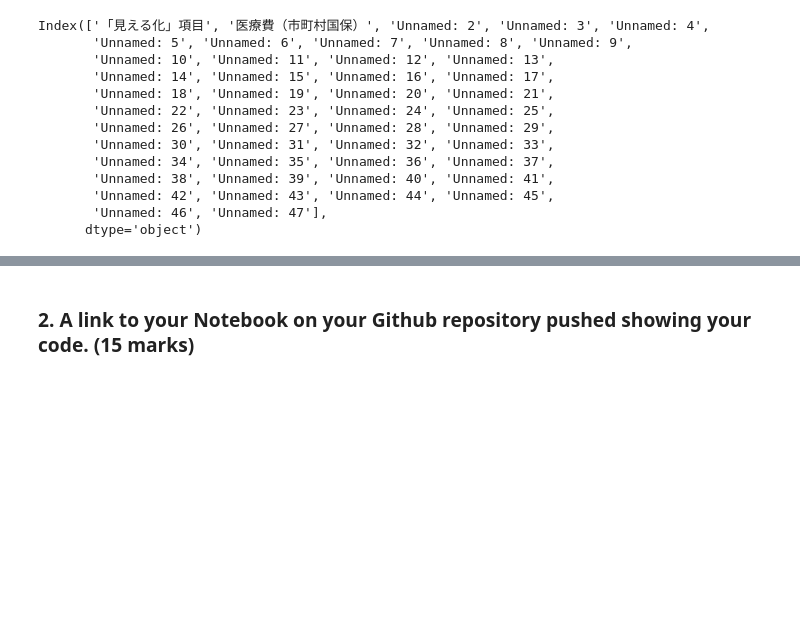
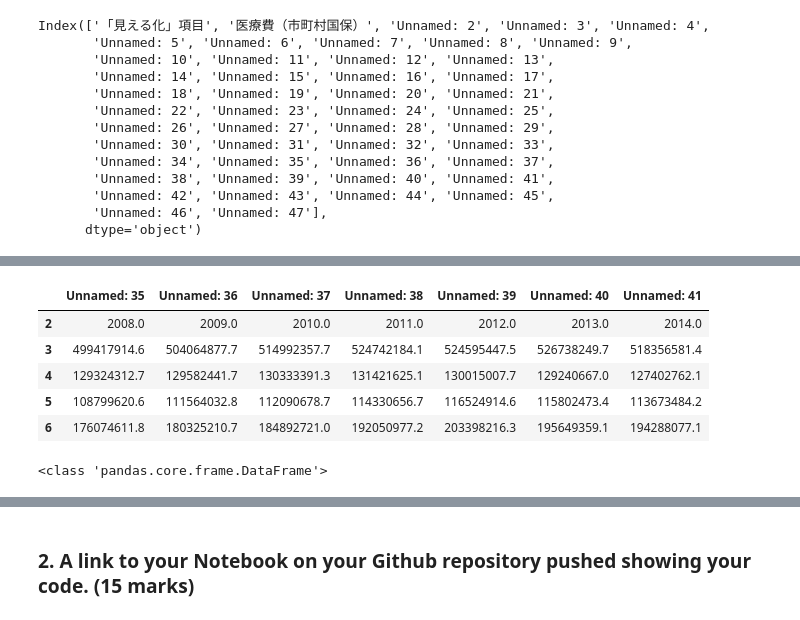
Before and after one commit to shof1/Capstone-Project, a Jupyter notebook: Week 4 - Capstone Project.ipynb, the cells around one changed output, grey strips where cells are left out. Saved outputs shown, nothing was run; the diff lists cells and outputs as text; code cells hidden in the pictures; blank space fills up the shorter version.

```diff
--- a/Week 4 - Capstone Project.ipynb
+++ b/Week 4 - Capstone Project.ipynb
@@ -160,4 +86,0 @@ df.drop(columns=['Unnamed: 25', 'Unnamed: 26', 'Unnamed: 27',
-# %%
-df.drop(columns=['Unnamed: 33', 'Unnamed: 34', 'Unnamed: 42',
-       'Unnamed: 43', 'Unnamed: 44', 'Unnamed: 45', 'Unnamed: 46', 'Unnamed: 47'],inplace=True)
-df
@@ -182,3 +86,0 @@ df
-# %%
-df.drop([',inplace=True)
-df
@@ -253,2 +86,0 @@ KeyError: '[0 1 2] not found in axis'
-# %%
-df.drop(range(0,1),inplace=True)
@@ -336,0 +87,18 @@ csv_input = pd.read_csv(filepath_or_buffer="D:\株価情報CSV\TEST_STOCK.csv",
+# %%
+df.drop(columns=['「見える化」項目','医療費（市町村国保）','Unnamed: 2', 'Unnamed: 3', 'Unnamed: 4',
+       'Unnamed: 5', 'Unnamed: 6', 'Unnamed: 7', 'Unnamed: 8', 'Unnamed: 9',
+       'Unnamed: 10', 'Unnamed: 11', 'Unnamed: 12', 'Unnamed: 13',
+       'Unnamed: 14', 'Unnamed: 15', 'Unnamed: 16', 'Unnamed: 17',
+       'Unnamed: 18', 'Unnamed: 19', 'Unnamed: 20', 'Unnamed: 21',
+       'Unnamed: 22', 'Unnamed: 23', 'Unnamed: 24','Unnamed: 25', 'Unnamed: 26', 'Unnamed: 27',
+       'Unnamed: 28', 'Unnamed: 29', 'Unnamed: 30', 'Unnamed: 31', 'Unnamed: 32','Unnamed: 33', 'Unnamed: 34', 'Unnamed: 42',
+       'Unnamed: 43', 'Unnamed: 44', 'Unnamed: 45', 'Unnamed: 46', 'Unnamed: 47'],inplace=True)
+# %%
+df.head()
+# %% [output]
+|  | Unnamed: 35 | Unnamed: 36 | Unnamed: 37 | Unnamed: 38 | Unnamed: 39 | Unnamed: 40 | Unnamed: 41 |
+| 2 | 2008.0 | 2009.0 | 2010.0 | 2011.0 | 2012.0 | 2013.0 | 2014.0 |
+| 3 | 499417914.6 | 504064877.7 | 514992357.7 | 524742184.1 | 524595447.5 | 526738249.7 | 518356581.4 |
+| 4 | 129324312.7 | 129582441.7 | 130333391.3 | 131421625.1 | 130015007.7 | 129240667.0 | 127402762.1 |
+| 5 | 108799620.6 | 111564032.8 | 112090678.7 | 114330656.7 | 116524914.6 | 115802473.4 | 113673484.2 |
+| 6 | 176074611.8 | 180325210.7 | 184892721.0 | 192050977.2 | 203398216.3 | 195649359.1 | 194288077.1 |
@@ -336,0 +107,4 @@ csv_input = pd.read_csv(filepath_or_buffer="D:\株価情報CSV\TEST_STOCK.csv",
+# %%
+print(type(df_int))
+# %% [output]
+<class 'pandas.core.frame.DataFrame'>
```
Also changed, not shown: parts of 61 cells of this notebook.
